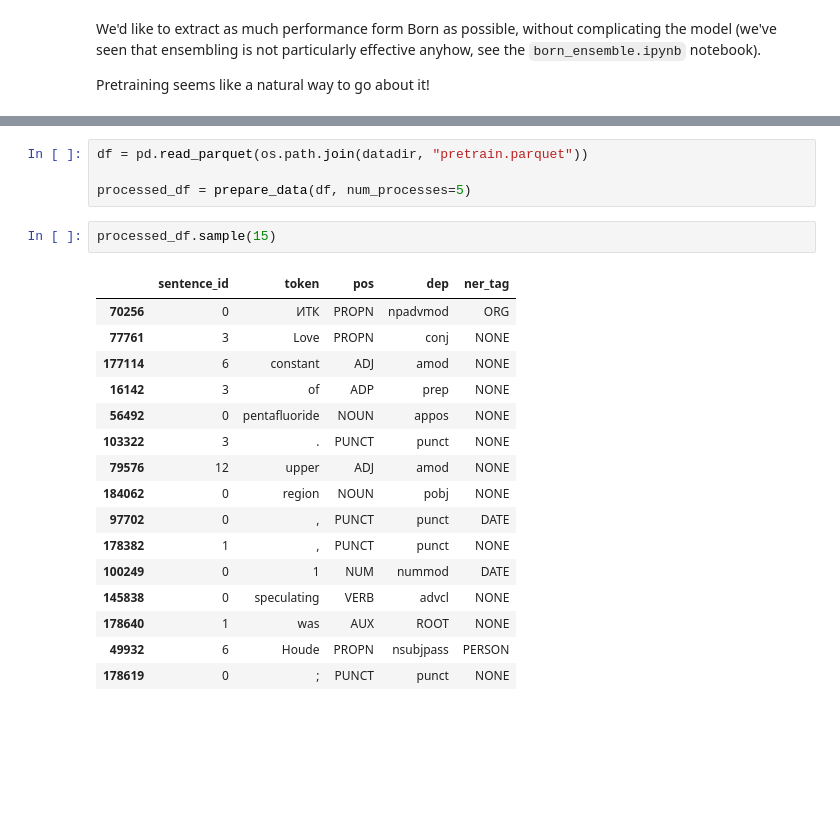
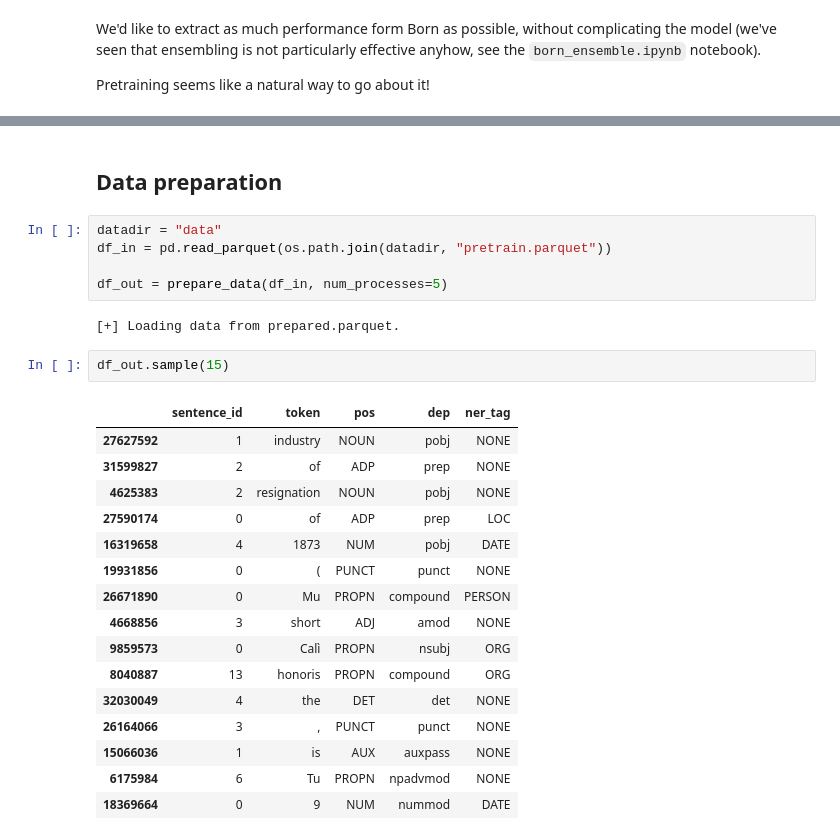
Before and after one commit to de-lachende-cavalier/bored, a Jupyter notebook: pretraining_born.ipynb, the cells around one changed output, grey strips where cells are left out. Saved outputs shown, nothing was run; the diff lists cells and outputs as text; blank space fills up the shorter version.

Commit message:
inital pretraining code

```diff
--- a/pretraining_born.ipynb
+++ b/pretraining_born.ipynb
@@ -14,23 +24,28 @@ datadir = "data"
+# %% [markdown]
+## Data preparation
 # %%
-df = pd.read_parquet(os.path.join(datadir, "pretrain.parquet"))
+datadir = "data"
+df_in = pd.read_parquet(os.path.join(datadir, "pretrain.parquet"))
 
-processed_df = prepare_data(df, num_processes=5)
+df_out = prepare_data(df_in, num_processes=5)
+# %% [output]
+[+] Loading data from prepared.parquet.
 # %%
-processed_df.sample(15)
+df_out.sample(15)
 # %% [output]
 |  | sentence_id | token | pos | dep | ner_tag |
-| 70256 | 0 | ИТК | PROPN | npadvmod | ORG |
-| 77761 | 3 | Love | PROPN | conj | NONE |
-| 177114 | 6 | constant | ADJ | amod | NONE |
-| 16142 | 3 | of | ADP | prep | NONE |
-| 56492 | 0 | pentafluoride | NOUN | appos | NONE |
-| 103322 | 3 | . | PUNCT | punct | NONE |
-| 79576 | 12 | upper | ADJ | amod | NONE |
-| 184062 | 0 | region | NOUN | pobj | NONE |
-| 97702 | 0 | , | PUNCT | punct | DATE |
-| 178382 | 1 | , | PUNCT | punct | NONE |
-| 100249 | 0 | 1 | NUM | nummod | DATE |
-| 145838 | 0 | speculating | VERB | advcl | NONE |
-| 178640 | 1 | was | AUX | ROOT | NONE |
-| 49932 | 6 | Houde | PROPN | nsubjpass | PERSON |
-| 178619 | 0 | ; | PUNCT | punct | NONE |
+| 27627592 | 1 | industry | NOUN | pobj | NONE |
+| 31599827 | 2 | of | ADP | prep | NONE |
+| 4625383 | 2 | resignation | NOUN | pobj | NONE |
+| 27590174 | 0 | of | ADP | prep | LOC |
+| 16319658 | 4 | 1873 | NUM | pobj | DATE |
+| 19931856 | 0 | ( | PUNCT | punct | NONE |
+| 26671890 | 0 | Mu | PROPN | compound | PERSON |
+| 4668856 | 3 | short | ADJ | amod | NONE |
+| 9859573 | 0 | Calì | PROPN | nsubj | ORG |
+| 8040887 | 13 | honoris | PROPN | compound | ORG |
+| 32030049 | 4 | the | DET | det | NONE |
+| 26164066 | 3 | , | PUNCT | punct | NONE |
+| 15066036 | 1 | is | AUX | auxpass | NONE |
+| 6175984 | 6 | Tu | PROPN | npadvmod | NONE |
+| 18369664 | 0 | 9 | NUM | nummod | DATE |
```
Also changed, not shown: parts of 32 cells of this notebook.
